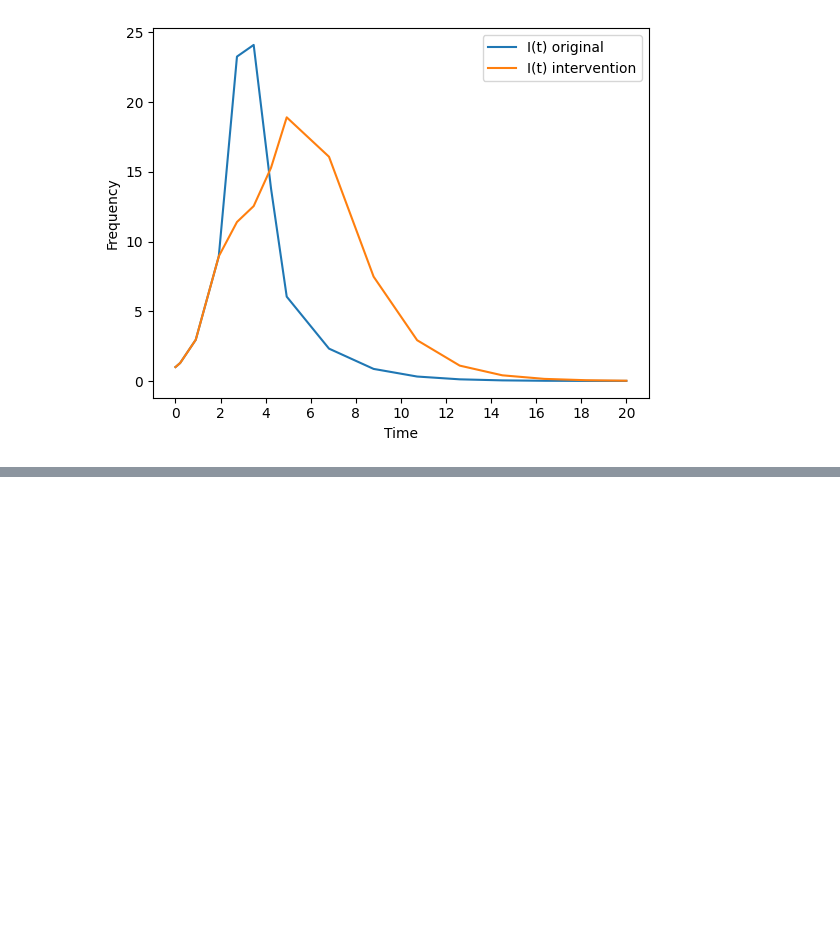
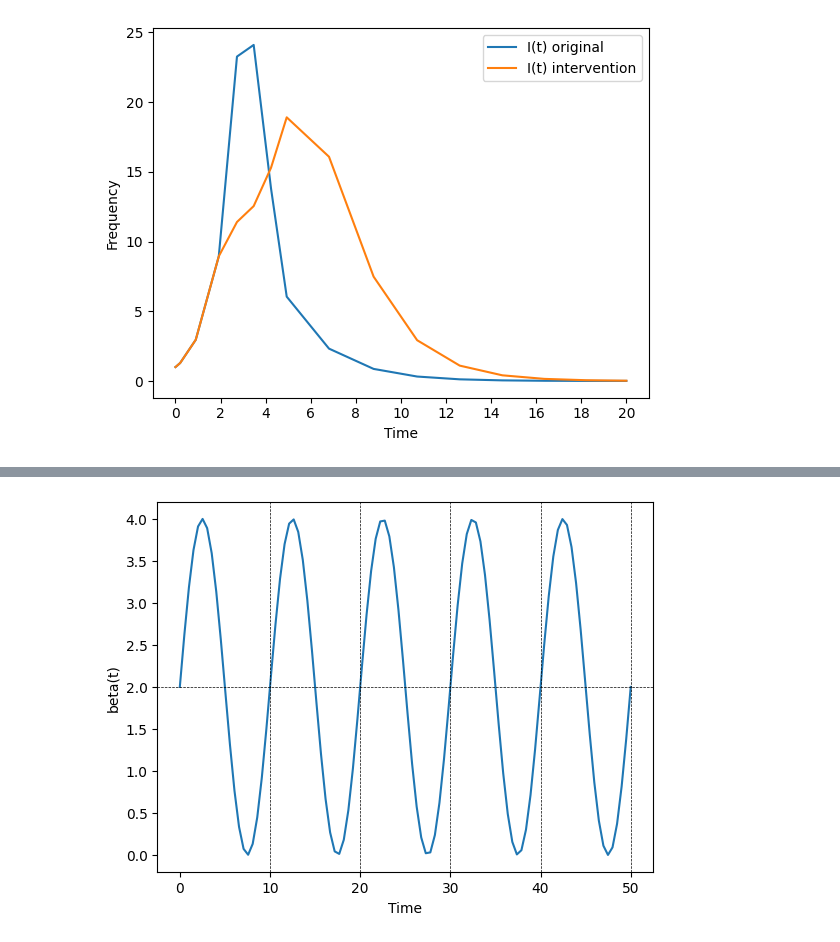
Before and after one commit to computationalUncertaintyLab/outbreak_book, a Jupyter notebook: outbreak_science/temp_forcing.ipynb, the cells around one changed output, grey strips where cells are left out. Cells and saved outputs as stored; diff of their text form; code cells hidden in the pictures; blank space fills up the shorter version.

```diff
--- a/outbreak_science/temp_forcing.ipynb
+++ b/outbreak_science/temp_forcing.ipynb
@@ -226,0 +258,24 @@ plt.legend()
+# %%
+def seasonal_transmission_rate(t,beta,amplitude,period):
+    import numpy as np
+    return beta*(1 + amplitude*np.sin( 2*np.pi* t/period  ) )
+
+fig,ax = plt.subplots()
+
+times = np.linspace(0,50,100)
+
+beta      = 2.
+amplitude = 1.
+period    = 10.
+betas     = seasonal_transmission_rate(times, beta, amplitude, period)
+
+ax.plot(times, betas)
+ax.set_xlabel("Time")
+ax.set_ylabel("beta(t)")
+
+#--add gridelines to highlight the cyclic nature of beta(t)--
+ax.axhline(beta, lw=0.5, ls='--',color="black")       #--add a horizontal line at the value beta
+for vline in [10,20,30,40,50]:
+    ax.axvline(vline,color="black",lw=0.5, ls = "--") #--add a vertical line at the value vline
+# %% [output]
+[figure, added]
```
Also changed, not shown: parts of 3 cells of this notebook.
